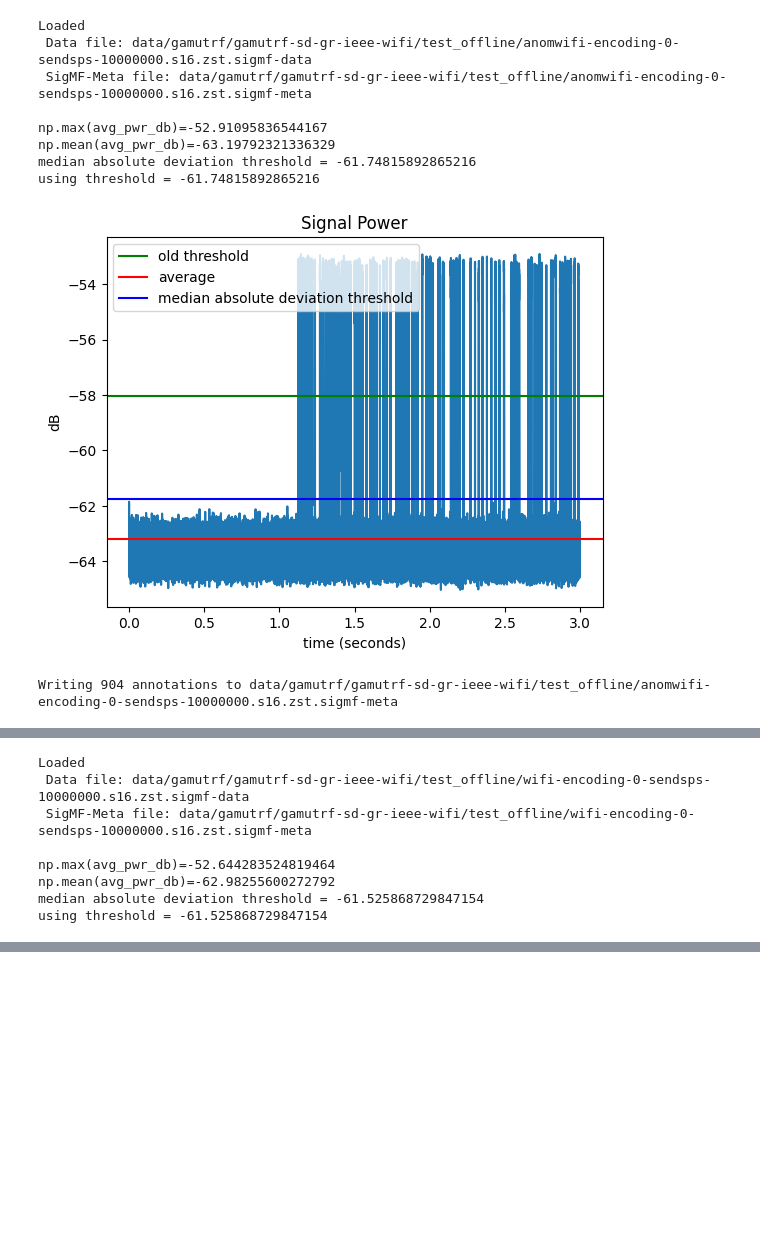
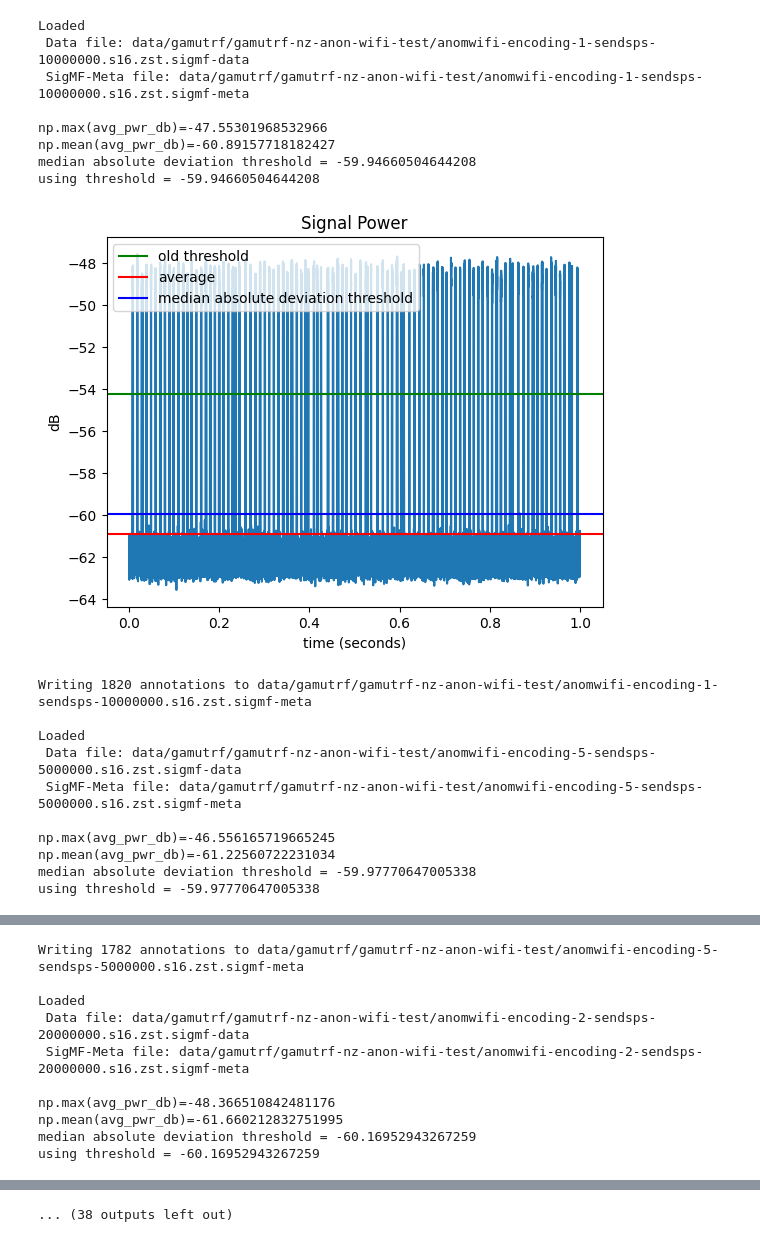
Before and after one commit to IQTLabs/rfml, a Jupyter notebook: rfml-dev/Label.ipynb, the cells around one changed output, grey strips where cells are left out. Drawn from its saved outputs; the diff is of its cells as text; code cells hidden in the pictures; blank space fills up the shorter version.

```diff
--- a/rfml-dev/Label.ipynb
+++ b/rfml-dev/Label.ipynb
@@ -7,26 +7,38 @@ from tqdm import tqdm
 import annotation_utils
 # %%
 data_globs = {
+    # "anom_wifi": [
+    #     "data/gamutrf/gamutrf-sd-gr-ieee-wifi/test_offline/anom*.zst",
+    # ],
+    # "wifi": [
+    #     "data/gamutrf/gamutrf-sd-gr-ieee-wifi/test_offline/wifi*.zst",
+    # ],
     "anom_wifi": [
-        "data/gamutrf/gamutrf-sd-gr-ieee-wifi/test_offline/anom*.zst",
-    ],
-    "wifi": [
-        "data/gamutrf/gamutrf-sd-gr-ieee-wifi/test_offline/wifi*.zst",
+        "data/gamutrf/gamutrf-nz-anon-wifi-test/*.sigmf-meta",
     ],
 }
 # %%
 for label in data_globs:
     for data_glob in data_globs[label]:
         for f in tqdm(glob.glob(str(Path(data_glob)))):
-            annotation_utils.annotate(f, label=label, avg_window_len=256, avg_duration=3, debug=True)
+            annotation_utils.annotate(f, label=label, avg_window_len=256, avg_duration=1, debug=True, estimate_frequency=False)
 # %% [output]
 Loaded
- Data file: data/gamutrf/gamutrf-sd-gr-ieee-wifi/test_offline/anomwifi-encoding-0-sendsps-10000000.s16.zst.sigmf-data
- SigMF-Meta file: data/gamutrf/gamutrf-sd-gr-ieee-wifi/test_offline/anomwifi-encoding-0-sendsps-10000000.s16.zst.sigmf-meta
+ Data file: data/gamutrf/gamutrf-nz-anon-wifi-test/anomwifi-encoding-1-sendsps-10000000.s16.zst.sigmf-data
+ SigMF-Meta file: data/gamutrf/gamutrf-nz-anon-wifi-test/anomwifi-encoding-1-sendsps-10000000.s16.zst.sigmf-meta
 
-np.max(avg_pwr_db)=-52.91095836544167
-np.mean(avg_pwr_db)=-63.19792321336329
-median absolute deviation threshold = -61.74815892865216
-using threshold = -61.74815892865216
+np.max(avg_pwr_db)=-47.55301968532966
+np.mean(avg_pwr_db)=-60.89157718182427
+median absolute deviation threshold = -59.94660504644208
+using threshold = -59.94660504644208
-[figure, old version]
+[figure, new version]
-Writing 904 annotations to data/gamutrf/gamutrf-sd-gr-ieee-wifi/test_offline/anomwifi-encoding-0-sendsps-10000000.s16.zst.sigmf-meta
+Writing 1820 annotations to data/gamutrf/gamutrf-nz-anon-wifi-test/anomwifi-encoding-1-sendsps-10000000.s16.zst.sigmf-meta
+
+Loaded
+ Data file: data/gamutrf/gamutrf-nz-anon-wifi-test/anomwifi-encoding-5-sendsps-5000000.s16.zst.sigmf-data
+ SigMF-Meta file: data/gamutrf/gamutrf-nz-anon-wifi-test/anomwifi-encoding-5-sendsps-5000000.s16.zst.sigmf-meta
+
+np.max(avg_pwr_db)=-46.556165719665245
+np.mean(avg_pwr_db)=-61.22560722231034
+median absolute deviation threshold = -59.97770647005338
+using threshold = -59.97770647005338
@@ -33,8 +46,10 @@ Writing 904 annotations to data/gamutrf/gamutrf-sd-gr-ieee-wifi/test_offline/ano
+Writing 1782 annotations to data/gamutrf/gamutrf-nz-anon-wifi-test/anomwifi-encoding-5-sendsps-5000000.s16.zst.sigmf-meta
+
 Loaded
- Data file: data/gamutrf/gamutrf-sd-gr-ieee-wifi/test_offline/wifi-encoding-0-sendsps-10000000.s16.zst.sigmf-data
- SigMF-Meta file: data/gamutrf/gamutrf-sd-gr-ieee-wifi/test_offline/wifi-encoding-0-sendsps-10000000.s16.zst.sigmf-meta
+ Data file: data/gamutrf/gamutrf-nz-anon-wifi-test/anomwifi-encoding-2-sendsps-20000000.s16.zst.sigmf-data
+ SigMF-Meta file: data/gamutrf/gamutrf-nz-anon-wifi-test/anomwifi-encoding-2-sendsps-20000000.s16.zst.sigmf-meta
 
-np.max(avg_pwr_db)=-52.644283524819464
-np.mean(avg_pwr_db)=-62.98255600272792
-median absolute deviation threshold = -61.525868729847154
-using threshold = -61.525868729847154
+np.max(avg_pwr_db)=-48.366510842481176
+np.mean(avg_pwr_db)=-61.660212832751995
+median absolute deviation threshold = -60.16952943267259
+using threshold = -60.16952943267259
@@ -42,0 +90 @@ Writing 906 annotations to data/gamutrf/gamutrf-sd-gr-ieee-wifi/test_offline/wif
+... (38 outputs left out)
```
Also changed, not shown: parts of 1 cell of this notebook, 9 other files.
